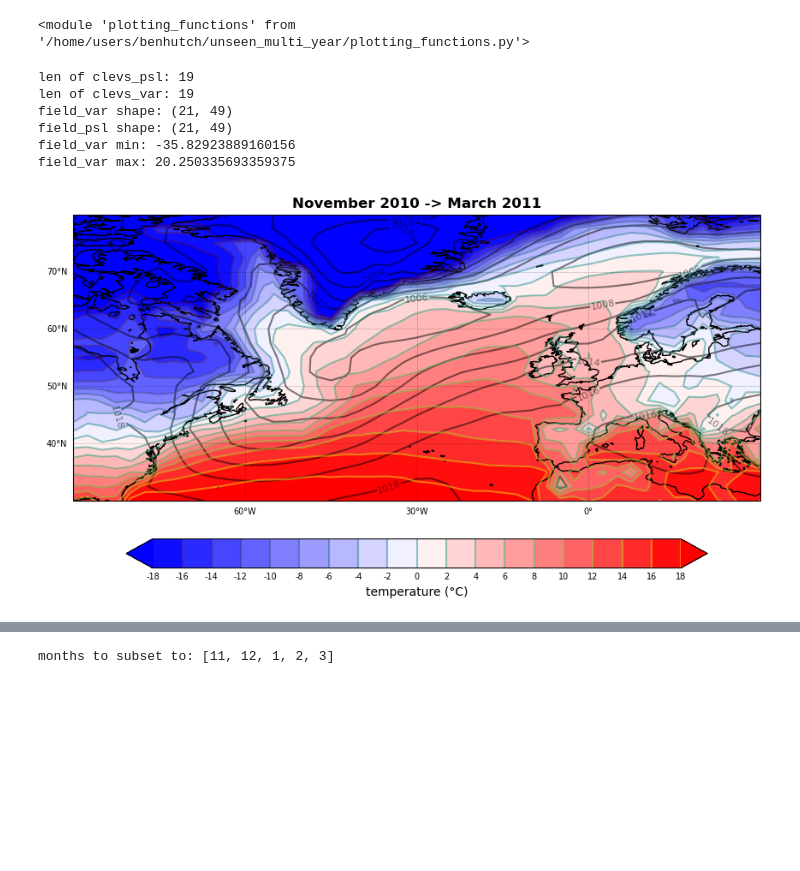
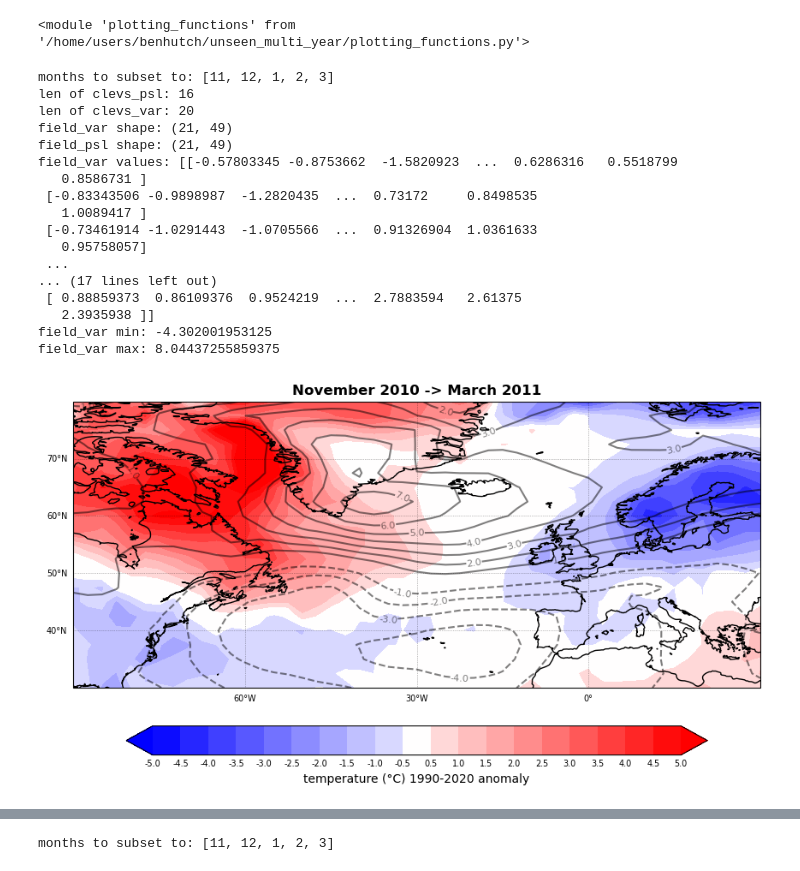
Before and after one commit to benhutchmet/unseen_multi_year, a Jupyter notebook: exploring_ind_events.ipynb, the cells around one changed output, grey strips where cells are left out. Cells and saved outputs as stored; diff of their text form; code cells hidden in the pictures; blank space fills up the shorter version.

Commit message:
plotting obs wind and temp anomalies

```diff
--- a/exploring_ind_events.ipynb
+++ b/exploring_ind_events.ipynb
@@ -489,16 +489,28 @@ importlib.reload(plotting_functions)
 # %%
 # default is t2m
 plot_mslp_anoms_temp_wind_obs(
     start_date="2010-11-01",
     end_date="2011-03-31",
     title="November 2010 -> March 2011",
-    calc_anoms=False,
+    variable="t2m",
+    calc_anoms=True,
 )
 # %% [output]
-len of clevs_psl: 19
-len of clevs_var: 19
+months to subset to: [11, 12, 1, 2, 3]
+len of clevs_psl: 16
+len of clevs_var: 20
 field_var shape: (21, 49)
 field_psl shape: (21, 49)
-field_var min: -35.82923889160156
-field_var max: 20.250335693359375
+field_var values: [[-0.57803345 -0.8753662  -1.5820923  ...  0.6286316   0.5518799
+   0.8586731 ]
+ [-0.83343506 -0.9898987  -1.2820435  ...  0.73172     0.8498535
+   1.0089417 ]
+ [-0.73461914 -1.0291443  -1.0705566  ...  0.91326904  1.0361633
+   0.95758057]
+ ...
+... (17 lines left out)
+ [ 0.88859373  0.86109376  0.9524219  ...  2.7883594   2.61375
+   2.3935938 ]]
+field_var min: -4.302001953125
+field_var max: 8.04437255859375
-[figure, old version]
+[figure, new version]
```
Also changed, not shown: parts of 1 cell of this notebook, 1 other file.
